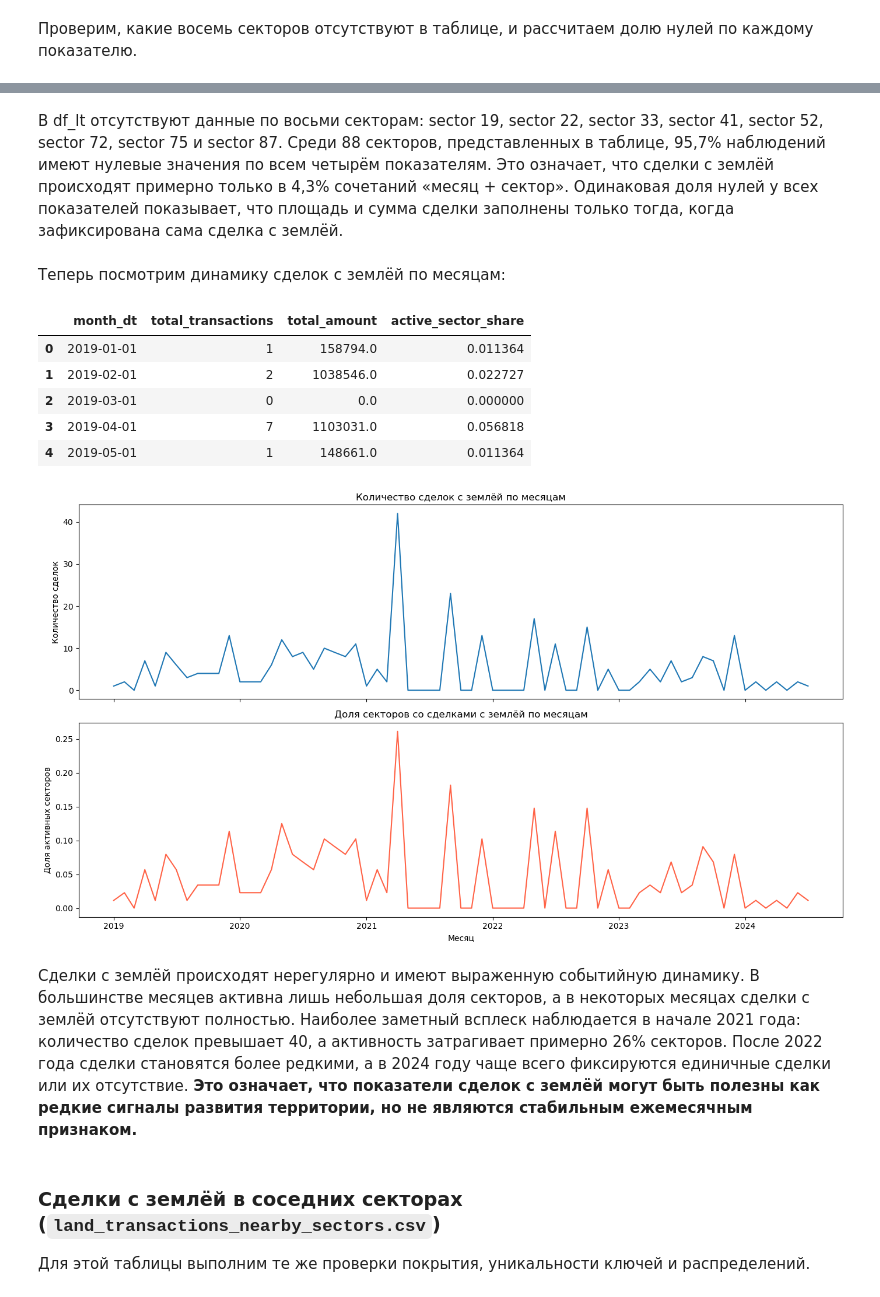
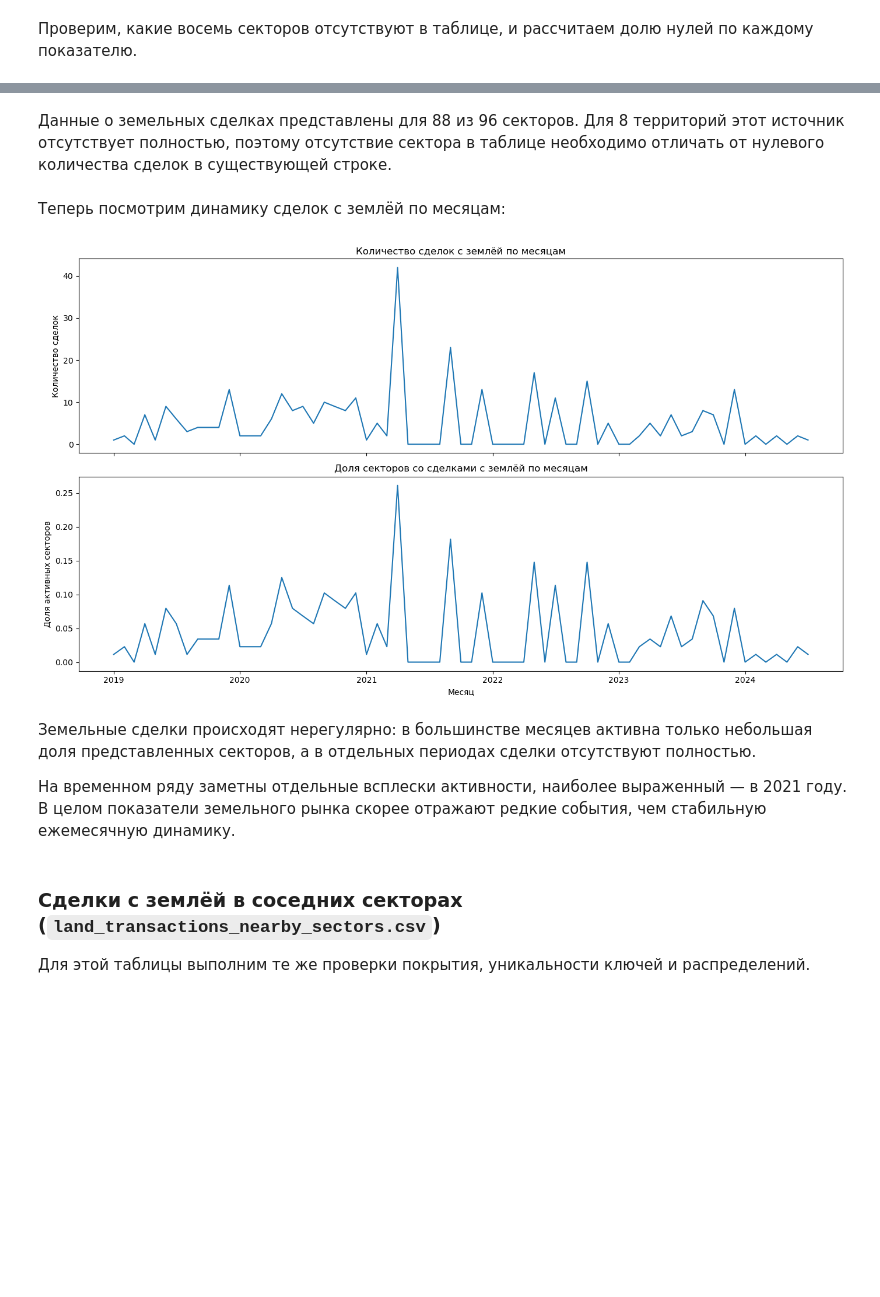
Before and after one commit to nikkyzp/ml-project, a Jupyter notebook: EDA.ipynb, the cells around one changed output, grey strips where cells are left out. Cells and saved outputs as stored; diff of their text form; code cells hidden in the pictures; blank space fills up the shorter version.

Commit message:
Improve POI and land transactions EDA

```diff
--- a/EDA.ipynb
+++ b/EDA.ipynb
@@ -979,7 +979,10 @@ plt.show()
 # %%
 df_lt_eda = df_lt.copy()
 
-df_lt_eda["month_dt"] = pd.to_datetime(df_lt_eda["month"],format="%Y-%b")
+df_lt_eda["month_dt"] = pd.to_datetime(
+    df_lt_eda["month"],
+    format="%Y-%b"
+)
 
 print("Размер таблицы:", df_lt_eda.shape)
 
@@ -990,12 +993,9 @@ print(
 
 display(df_lt_eda.head())
 
-display(
-    df_lt_eda
-    .isna()
-    .mean()
-    .sort_values(ascending=False)
-    .to_frame("missing_share")
+print(
+    "Пропущенных значений:",
+    df_lt_eda.isna().sum().sum()
 )
 
 display(
@@ -1004,6 +1004,24 @@ display(
     .describe()
     .T
 )
+
+land_features = [
+    "num_land_transactions",
+    "construction_area",
+    "planned_building_area",
+    "transaction_amount",
+]
+
+zero_share = (
+    (df_lt_eda[land_features] == 0)
+    .mean()
+    .sort_values(ascending=False)
+    .to_frame("zero_share")
+)
+
+display(
+    zero_share.style.format("{:.2%}")
+)
 # %% [output]
 Размер таблицы: (5896, 7)
 Повторяющихся комбинаций месяц + сектор: 0
@@ -1066,5 +1062,5 @@ display(land_zero_share)
 # %% [markdown]
-В df_lt отсутствуют данные по восьми секторам: sector 19, sector 22, sector 33, sector 41, sector 52, sector 72, sector 75 и sector 87. Среди 88 секторов, представленных в таблице, 95,7% наблюдений имеют нулевые значения по всем четырём показателям. Это означает, что сделки с землёй происходят примерно только в 4,3% сочетаний «месяц + сектор». Одинаковая доля нулей у всех показателей показывает, что площадь и сумма сделки заполнены только тогда, когда зафиксирована сама сделка с землёй.
+Данные о земельных сделках представлены для 88 из 96 секторов. Для 8 территорий этот источник отсутствует полностью, поэтому отсутствие сектора в таблице необходимо отличать от нулевого количества сделок в существующей строке.
 # %% [markdown]
 Теперь посмотрим динамику сделок с землёй по месяцам:
 # %%
@@ -1073,54 +1069,46 @@ land_monthly = (
     .groupby("month_dt")
     .agg(
         total_transactions=("num_land_transactions", "sum"),
-        total_amount=("transaction_amount", "sum"),
         active_sector_share=(
             "num_land_transactions",
             lambda values: (values > 0).mean()
-        )
+        ),
     )
     .reset_index()
 )
-
-display(land_monthly.head())
 
 fig, axes = plt.subplots(2, 1, figsize=(14, 8), sharex=True)
 
 sns.lineplot(
     data=land_monthly,
     x="month_dt",
     y="total_transactions",
     ax=axes[0]
 )
 
 axes[0].set_title("Количество сделок с землёй по месяцам")
 axes[0].set_xlabel("")
 axes[0].set_ylabel("Количество сделок")
 
 sns.lineplot(
     data=land_monthly,
     x="month_dt",
     y="active_sector_share",
-    ax=axes[1],
-    color="tomato"
+    ax=axes[1]
 )
 
 axes[1].set_title("Доля секторов со сделками с землёй по месяцам")
 axes[1].set_xlabel("Месяц")
 axes[1].set_ylabel("Доля активных секторов")
 
 plt.tight_layout()
 plt.show()
 # %% [output]
-|  | month_dt | total_transactions | total_amount | active_sector_share |
-| 0 | 2019-01-01 | 1 | 158794.0 | 0.011364 |
-| 1 | 2019-02-01 | 2 | 1038546.0 | 0.022727 |
-| 2 | 2019-03-01 | 0 | 0.0 | 0.000000 |
-| 3 | 2019-04-01 | 7 | 1103031.0 | 0.056818 |
-| 4 | 2019-05-01 | 1 | 148661.0 | 0.011364 |
-[figure, old version]
+[figure, new version]
 # %% [markdown]
-Сделки с землёй происходят нерегулярно и имеют выраженную событийную динамику. В большинстве месяцев активна лишь небольшая доля секторов, а в некоторых месяцах сделки с землёй отсутствуют полностью. Наиболее заметный всплеск наблюдается в начале 2021 года: количество сделок превышает 40, а активность затрагивает примерно 26% секторов. После 2022 года сделки становятся более редкими, а в 2024 году чаще всего фиксируются единичные сделки или их отсутствие. **Это означает, что показатели сделок с землёй могут быть полезны как редкие сигналы развития территории, но не являются стабильным ежемесячным признаком.**
+Земельные сделки происходят нерегулярно: в большинстве месяцев активна только небольшая доля представленных секторов, а в отдельных периодах сделки отсутствуют полностью.
+
+На временном ряду заметны отдельные всплески активности, наиболее выраженный — в 2021 году. В целом показатели земельного рынка скорее отражают редкие события, чем стабильную ежемесячную динамику.
 # %% [markdown]
 ### Сделки с землёй в соседних секторах (`land_transactions_nearby_sectors.csv`)
 
```
Also changed, not shown: parts of 17 cells of this notebook.
